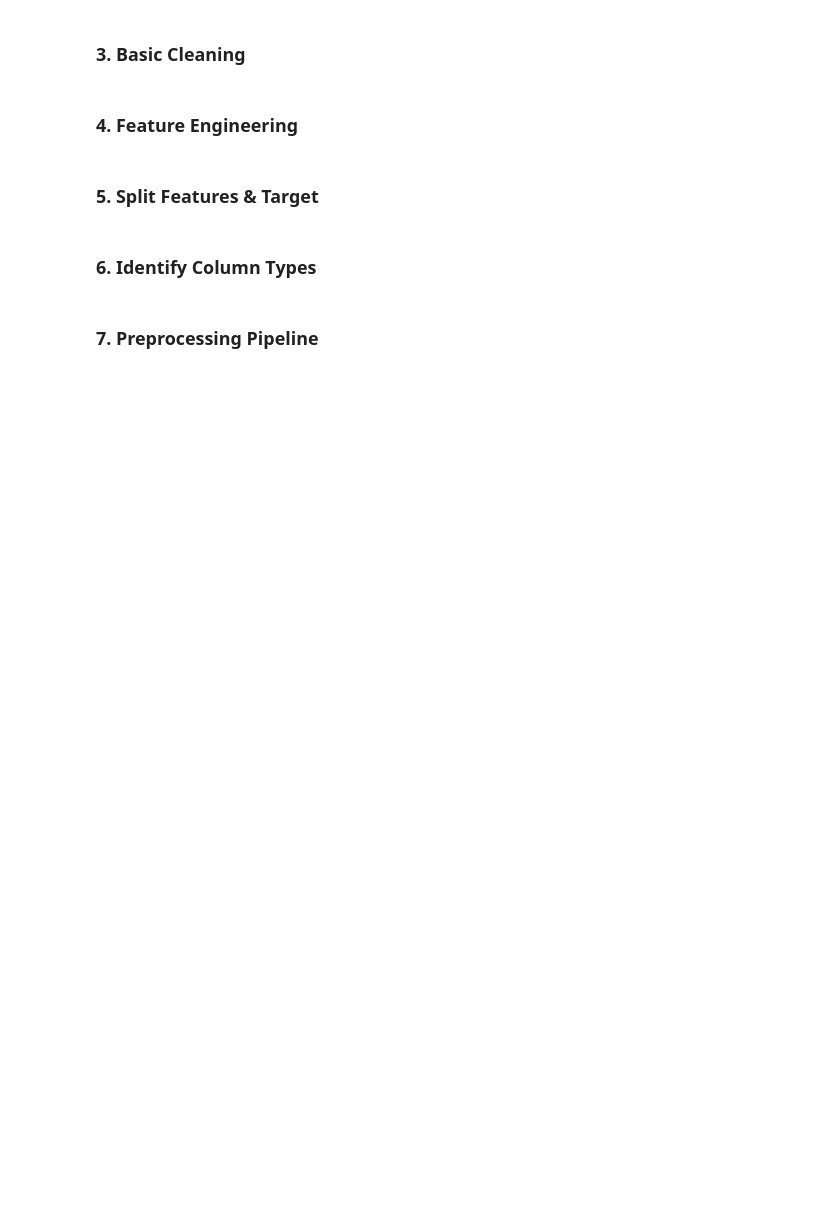
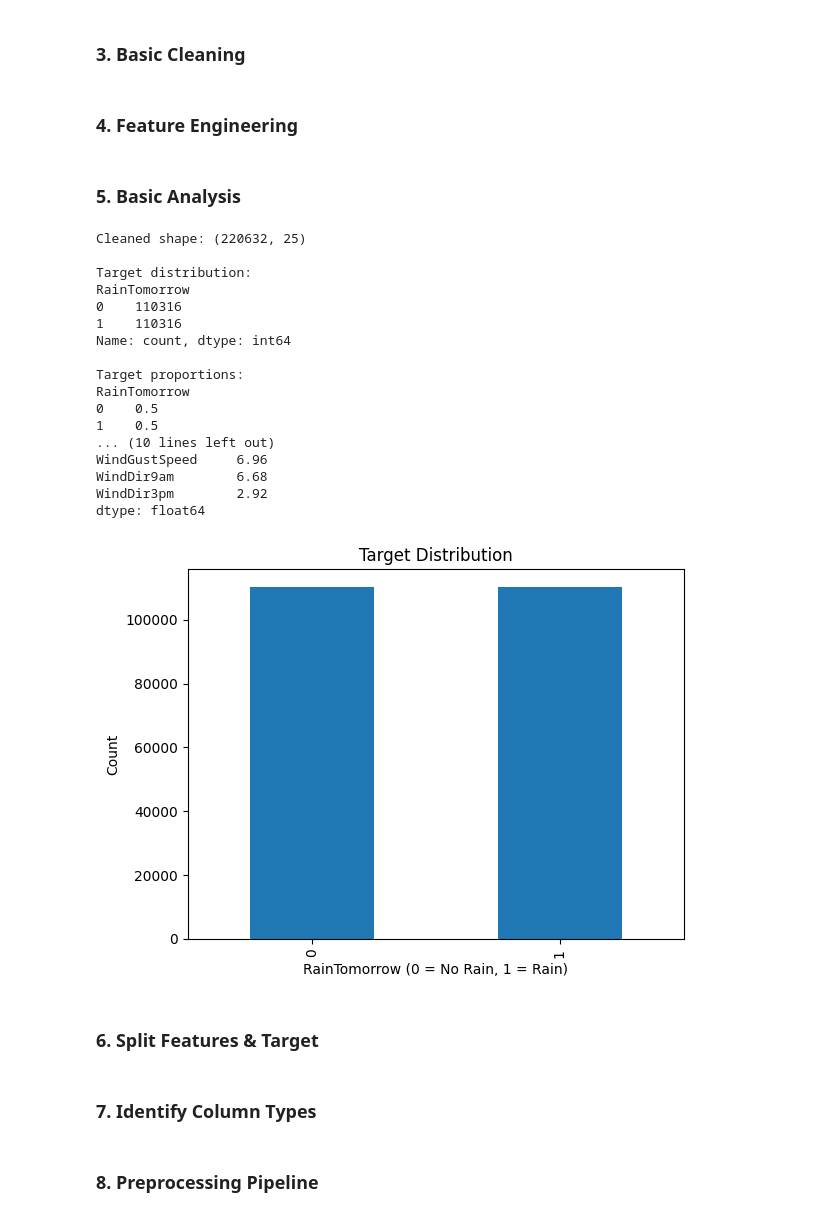
Before and after one commit to JamesSembukuttiarachchi/rain_in_australia, a Jupyter notebook: 01_logistic_regression_weatherAUS.ipynb, the cells around one changed output. Saved outputs shown, nothing was run; the diff lists cells and outputs as text; code cells hidden in the pictures; blank space fills up the shorter version.

```diff
--- a/01_logistic_regression_weatherAUS.ipynb
+++ b/01_logistic_regression_weatherAUS.ipynb
@@ -40,14 +63,61 @@ if 'RainToday' in df.columns:
 ### **4. Feature Engineering**
 # %%
 
-# Convert Date column to useful features
-if 'Date' in df.columns:
-    df['Date'] = pd.to_datetime(df['Date'])
-    df['Year'] = df['Date'].dt.year
-    df['Month'] = df['Date'].dt.month
-    df['Day'] = df['Date'].dt.day
-    df = df.drop(columns=['Date'])
+df["Date"] = pd.to_datetime(df["Date"], errors="coerce")
+
+df["Year"] = df["Date"].dt.year
+df["Month"] = df["Date"].dt.month
+df["Day"] = df["Date"].dt.day
+df["DayOfYear"] = df["Date"].dt.dayofyear
+
+# Drop original date column
+df = df.drop(columns=["Date"])
+
+# Remove low-impact noisy feature
+if 'Day' in df.columns:
+    df = df.drop(columns=['Day'])
+# %% [markdown]
+### **5. Basic Analysis**
+# %%
+
+print("\nCleaned shape:", df.shape)
+
+print("\nTarget distribution:")
+print(df["RainTomorrow"].value_counts())
+
+print("\nTarget proportions:")
+print(df["RainTomorrow"].value_counts(normalize=True).round(4))
+
+missing_pct = (df.isna().mean() * 100).sort_values(ascending=False)
+
+print("\nTop missing columns (%):")
+print(missing_pct.head(10).round(2))
+
+# Plot target distribution
+ax = df["RainTomorrow"].value_counts().plot(kind="bar", title="Target Distribution")
+ax.set_xlabel("RainTomorrow (0 = No Rain, 1 = Rain)")
+ax.set_ylabel("Count")
+plt.show()
+# %% [output]
+Cleaned shape: (220632, 25)
+
+Target distribution:
+RainTomorrow
+0    110316
+1    110316
+Name: count, dtype: int64
+
+Target proportions:
+RainTomorrow
+0    0.5
+1    0.5
+... (10 lines left out)
+WindGustSpeed     6.96
+WindDir9am        6.68
+WindDir3pm        2.92
+dtype: float64
+[figure, added]
 # %% [markdown]
-### **5. Split Features & Target**
+### **6. Split Features & Target**
 # %%
 
@@ -56,10 +126,10 @@ y = df['RainTomorrow']
 # %% [markdown]
-### **6. Identify Column Types**
+### **7. Identify Column Types**
 # %%
 
 numeric_features = X.select_dtypes(include=['int64', 'float64']).columns
 categorical_features = X.select_dtypes(include=['object']).columns
 # %% [markdown]
-### **7. Preprocessing Pipeline**
+### **8. Preprocessing Pipeline**
 # %%
 
```
Also changed, not shown: parts of 23 cells of this notebook.
